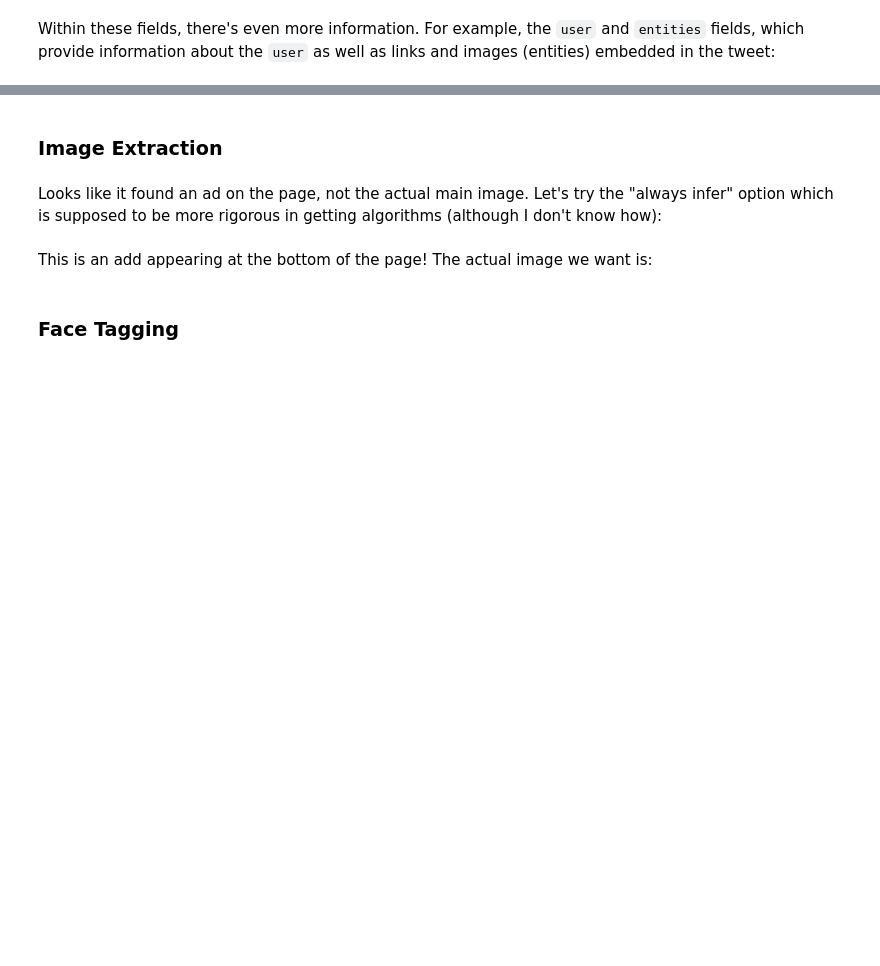
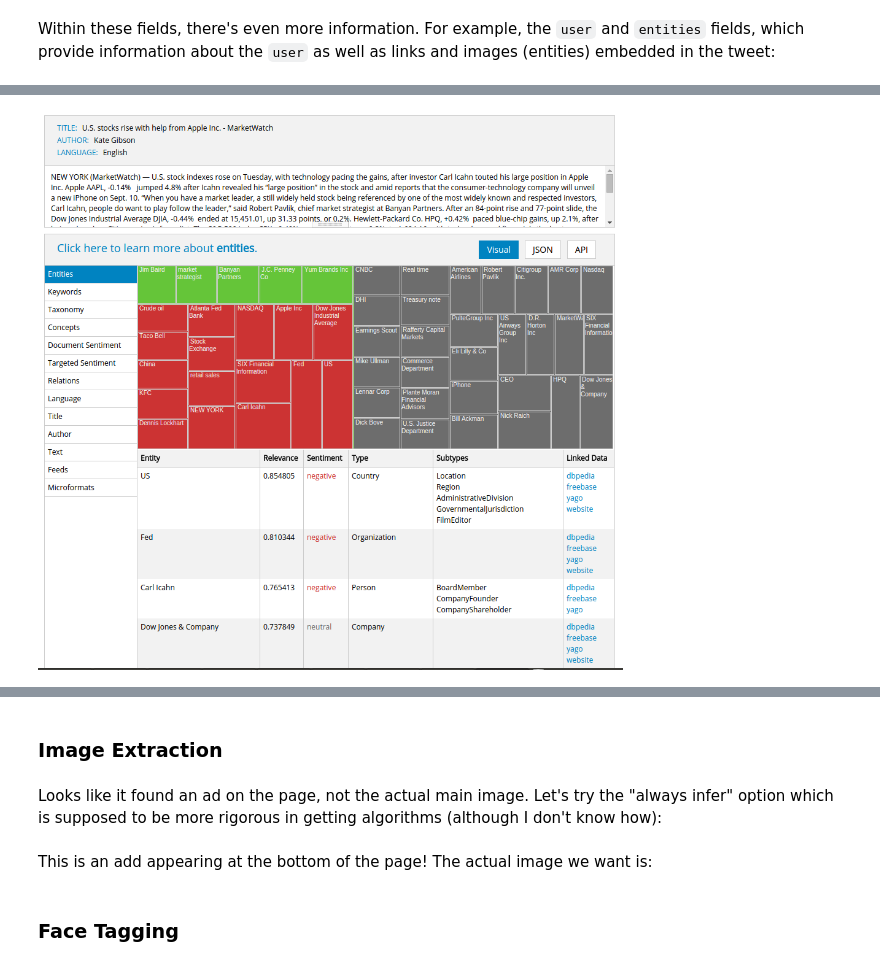
Before and after one commit to hughesadam87/twitter_play, a Jupyter notebook: tweepy_tutorial.ipynb, the cells around one changed output, grey strips where cells are left out. Cells and saved outputs as stored; diff of their text form; code cells hidden in the pictures; blank space fills up the shorter version.

```diff
--- a/tweepy_tutorial.ipynb
+++ b/tweepy_tutorial.ipynb
@@ -352,3 +596,7 @@ http://www.alchemyapi.com/
+# %%
+Image('alch_nlp.png')
+# %% [output]
+[figure, added]
 # %%
 import os
 os.chdir('/home/glue/Desktop/alchemyapi_python/')
```
Also changed, not shown: parts of 46 cells of this notebook, 6 other files.
